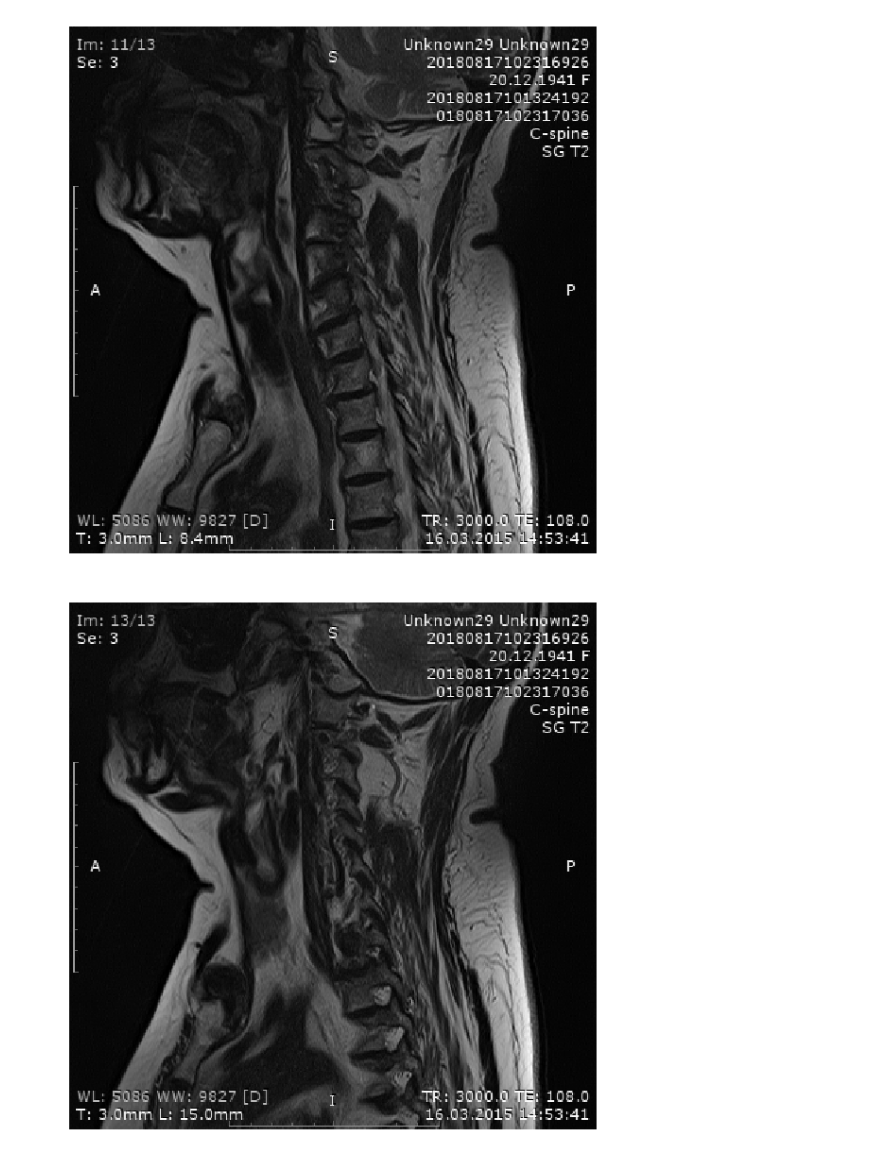
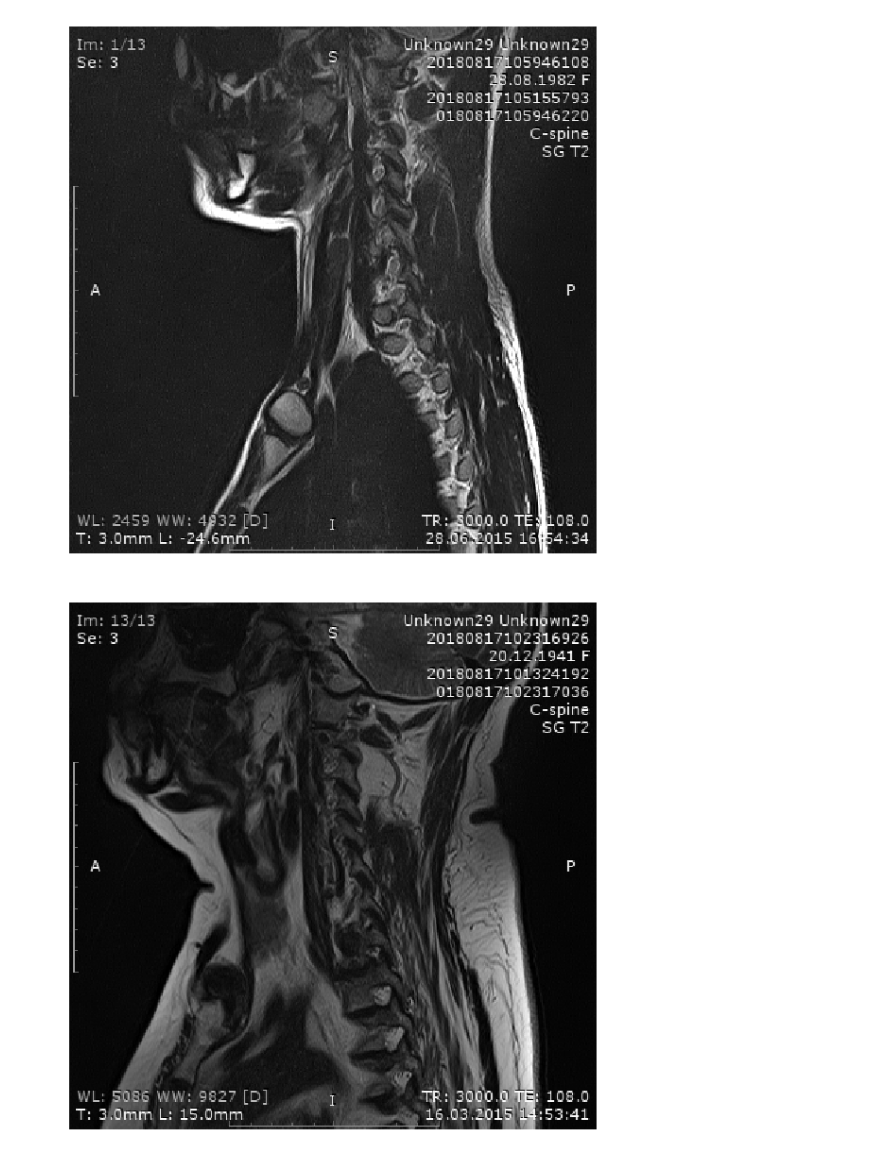
Before and after one commit to vessemer/CareMentorAI, a Jupyter notebook: IPython/PatientsClustering.ipynb, the cells around one changed output. Saved outputs shown, nothing was run; the diff lists cells and outputs as text; code cells hidden in the pictures.

```diff
--- a/IPython/PatientsClustering.ipynb
+++ b/IPython/PatientsClustering.ipynb
@@ -35,11 +35,11 @@ patients = sorted(patients, key=lambda x: int(x[0][4:-4]))
 # %%
 # PATIENT == 13
 plt.figure(figsize=(10, 15))
 plt.gray()
-plt.imshow(cv2.imread('../data/images/img_01050.jpg', 0))
+plt.imshow(cv2.imread('../data/images/img_01053.jpg', 0))
 plt.axis('off');
 # %% [output]
-[figure, old version]
+[figure, new version]
 # %%
 # PATIENT == 13
 plt.figure(figsize=(10, 15))
```
Also changed, not shown: parts of 2 cells of this notebook, 3 other files.
